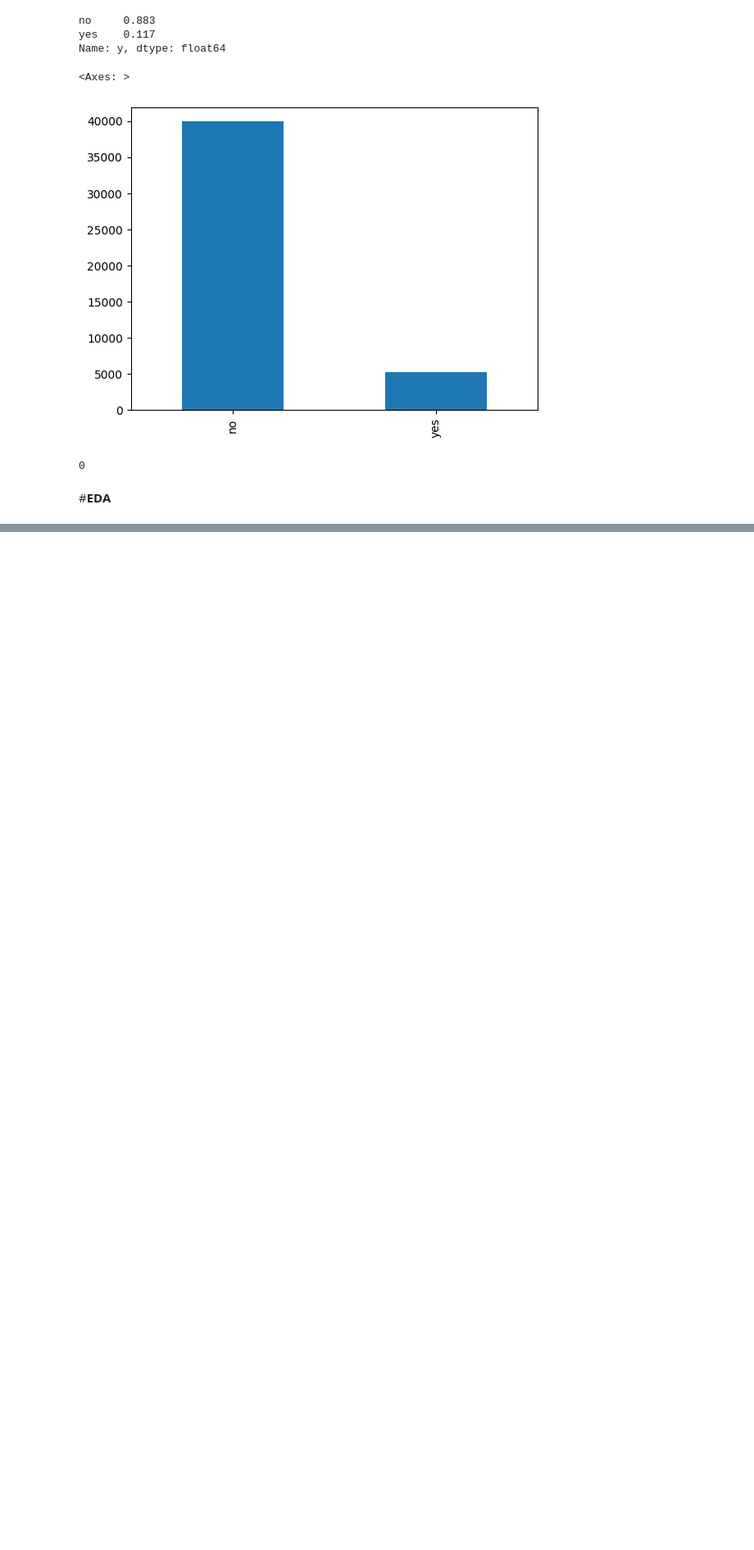
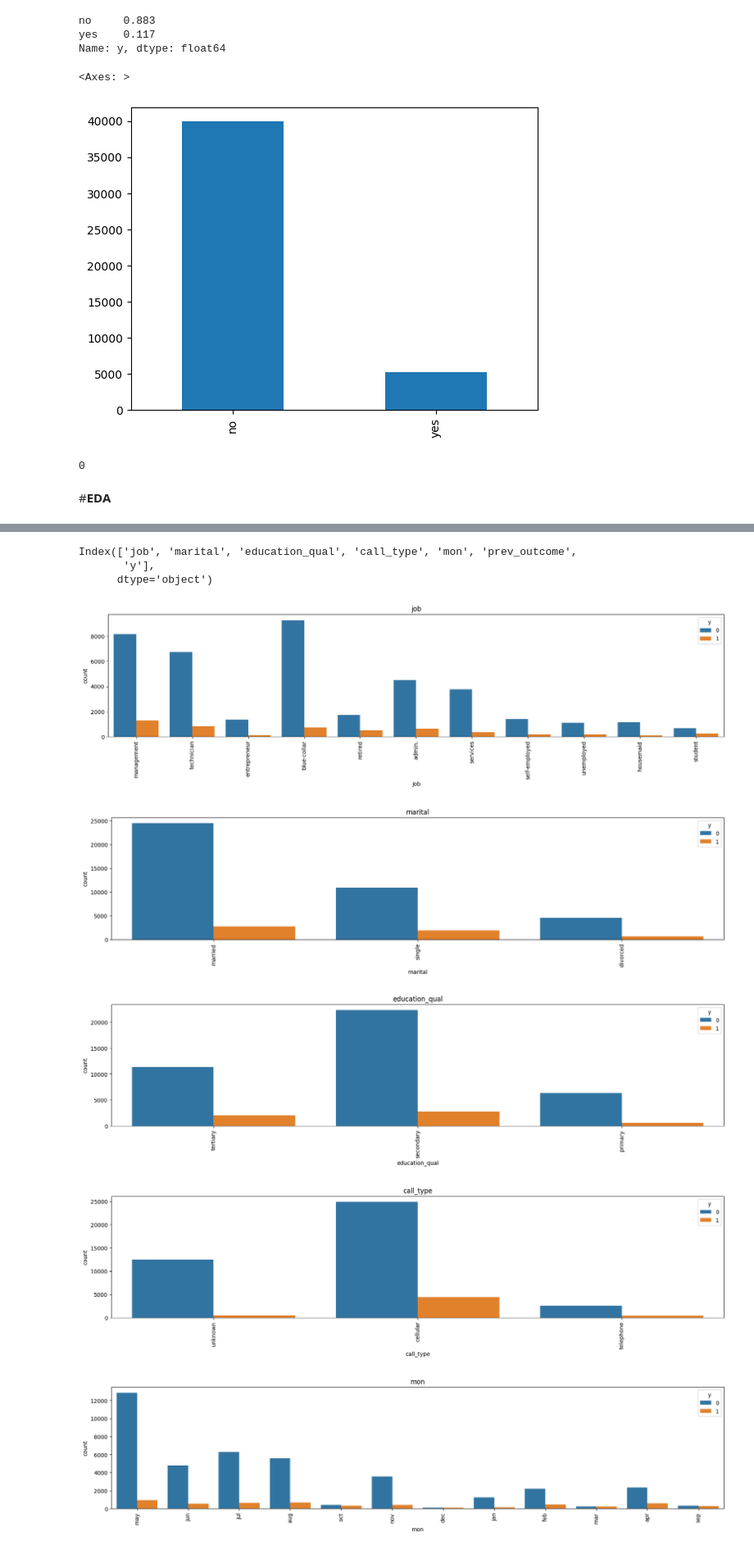
Before and after one commit to mahshooq-karayil/data-science, a Jupyter notebook: customer_conversion_prediction/customer_conversion_prediction.ipynb, the cells around one changed output, grey strips where cells are left out. Shown at 82% size. Drawn from its saved outputs; the diff is of its cells as text; code cells hidden in the pictures; blank space fills up the shorter version.

```diff
--- a/customer_conversion_prediction/customer_conversion_prediction.ipynb
+++ b/customer_conversion_prediction/customer_conversion_prediction.ipynb
@@ -415,0 +550,6 @@ df.y.isnull().sum()
+# %%
+cat
+# %% [output]
+Index(['job', 'marital', 'education_qual', 'call_type', 'mon', 'prev_outcome',
+       'y'],
+      dtype='object')
@@ -415,0 +558,12 @@ df.y.isnull().sum()
+# %%
+for col in cat:
+  plt.figure(figsize = (20,4))
+  sb.countplot(x=col,hue = 'y',data = df)
+  plt.title(col)
+  plt.xticks(rotation = 90)
+# %% [output]
+[figure, added]
+[figure, added]
+[figure, added]
+[figure, added]
+[figure, added]
```
Also changed, not shown: parts of 22 cells of this notebook.
